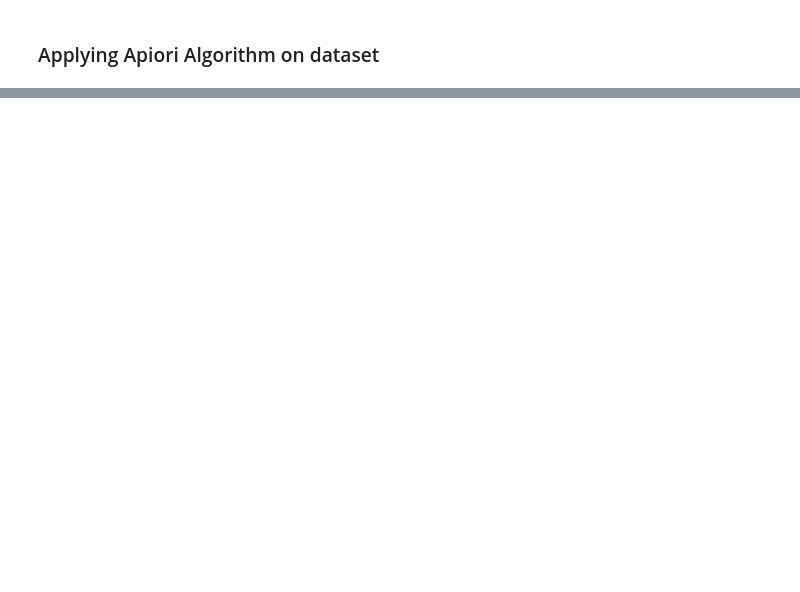
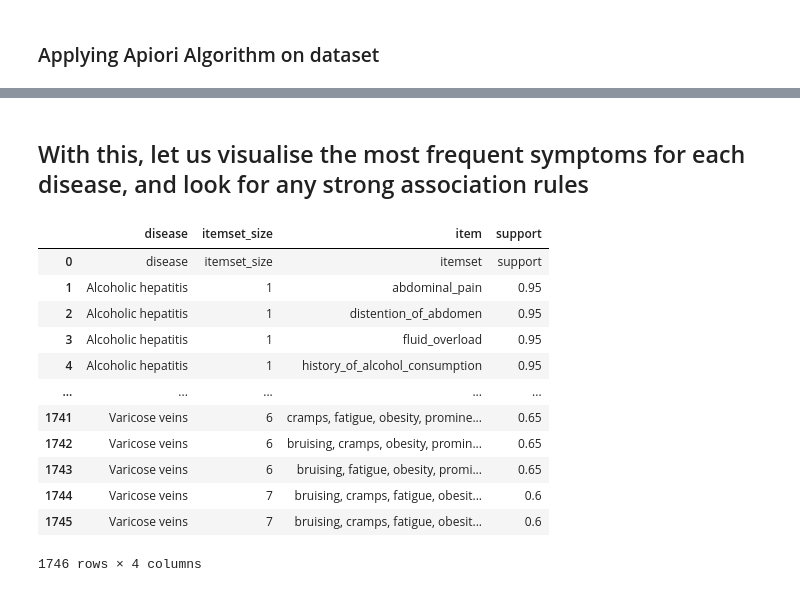
Before and after one commit to Tiltage/SC4020-DAnM-proj2, a Jupyter notebook: Task_1/task_1.ipynb, the cells around one changed output, grey strips where cells are left out. Drawn from its saved outputs; the diff is of its cells as text; code cells hidden in the pictures; blank space fills up the shorter version.

```diff
--- a/Task_1/task_1.ipynb
+++ b/Task_1/task_1.ipynb
@@ -166,0 +218,23 @@ Error:
+# %% [markdown]
+## With this, let us visualise the most frequent symptoms for each disease, and look for any strong association rules
+# %%
+import pandas as pd
+import matplotlib.pyplot as plt
+
+# Load frequent itemsets
+freq_df = pd.read_csv("disease_frequent_itemsets.csv", names=["disease", "itemset_size", "item", "support"])
+freq_df
+# %% [output]
+|  | disease | itemset_size | item | support |
+| 0 | disease | itemset_size | itemset | support |
+| 1 | Alcoholic hepatitis | 1 | abdominal_pain | 0.95 |
+| 2 | Alcoholic hepatitis | 1 | distention_of_abdomen | 0.95 |
+| 3 | Alcoholic hepatitis | 1 | fluid_overload | 0.95 |
+| 4 | Alcoholic hepatitis | 1 | history_of_alcohol_consumption | 0.95 |
+| ... | ... | ... | ... | ... |
+| 1741 | Varicose veins | 6 | cramps, fatigue, obesity, promine... | 0.65 |
+| 1742 | Varicose veins | 6 | bruising, cramps, obesity, promin... | 0.65 |
+| 1743 | Varicose veins | 6 | bruising, fatigue, obesity, promi... | 0.65 |
+| 1744 | Varicose veins | 7 | bruising, cramps, fatigue, obesit... | 0.6 |
+| 1745 | Varicose veins | 7 | bruising, cramps, fatigue, obesit... | 0.6 |
+1746 rows × 4 columns
```
Also changed, not shown: parts of 11 cells of this notebook, 3 other files.
